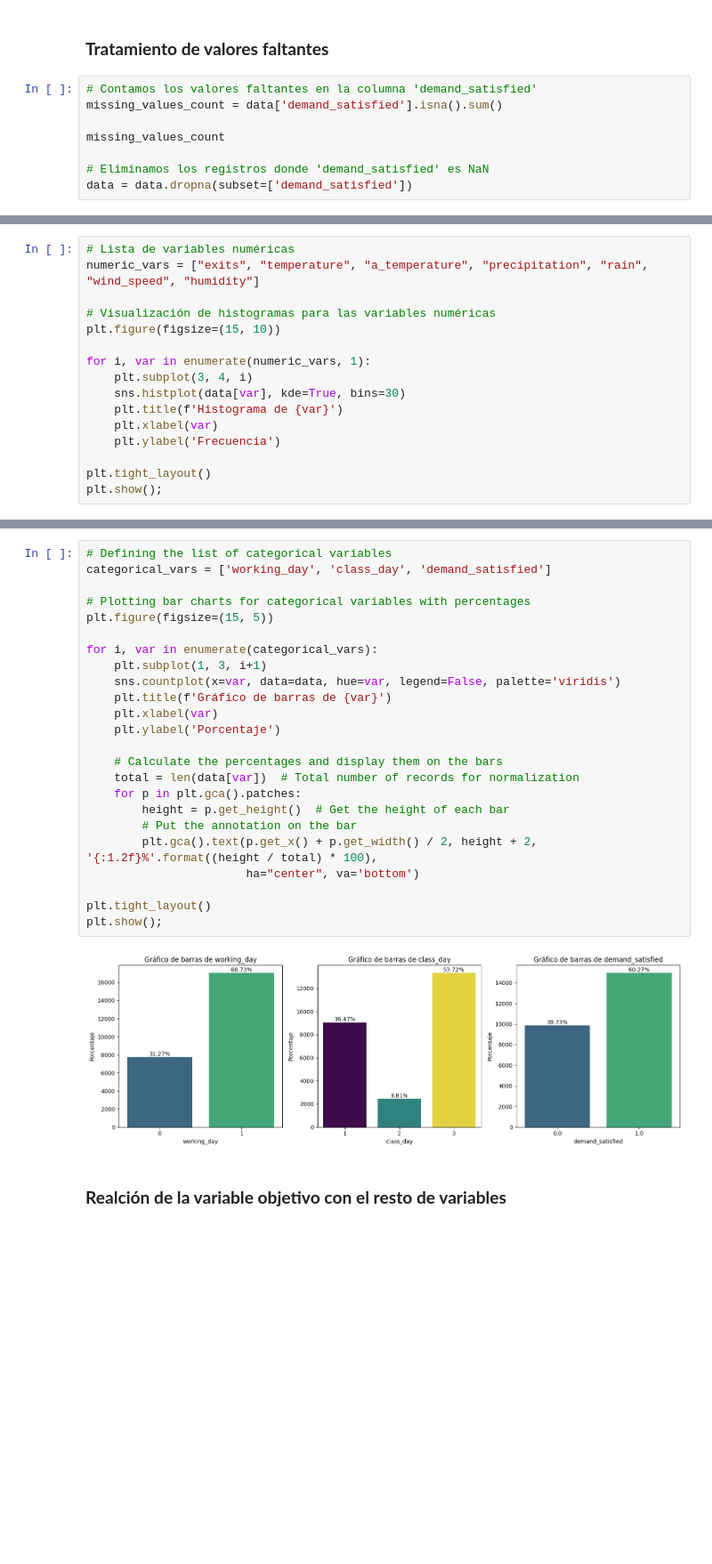
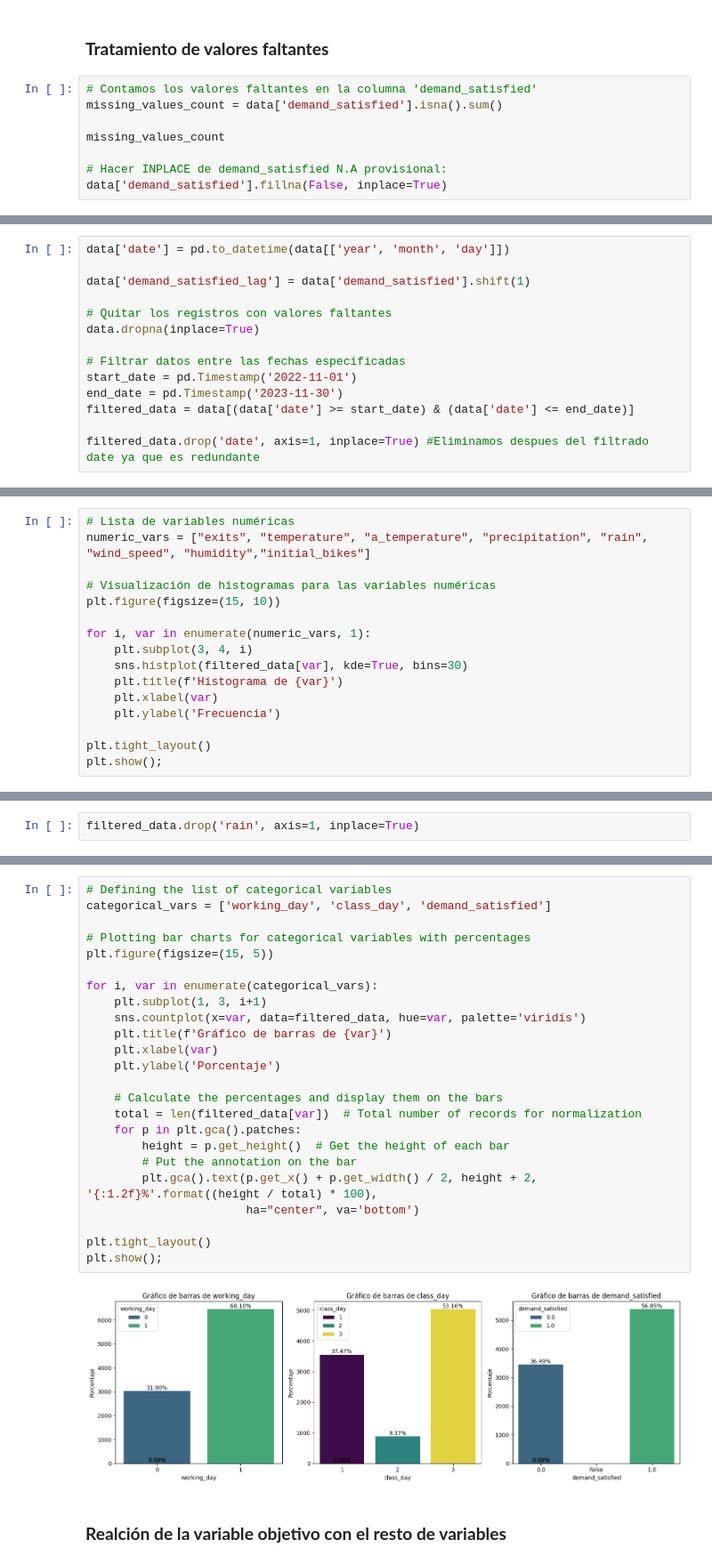
Before and after one commit to nicollorens12/BicingEstimator, a Jupyter notebook: notebook.ipynb, the cells around one changed output, grey strips where cells are left out. Shown at 89% size. Saved outputs shown, nothing was run; the diff lists cells and outputs as text; blank space fills up the shorter version.

```diff
--- a/notebook.ipynb
+++ b/notebook.ipynb
@@ -74,5 +88,5 @@ missing_values_count = data['demand_satisfied'].isna().sum()
 
 missing_values_count
 
-# Eliminamos los registros donde 'demand_satisfied' es NaN
-data = data.dropna(subset=['demand_satisfied'])
+# Hacer INPLACE de demand_satisfied N.A provisional:
+data['demand_satisfied'].fillna(False, inplace=True)
@@ -82,0 +97,14 @@ data = data.dropna(subset=['demand_satisfied'])
+# %%
+data['date'] = pd.to_datetime(data[['year', 'month', 'day']])
+
+data['demand_satisfied_lag'] = data['demand_satisfied'].shift(1)
+
+# Quitar los registros con valores faltantes
+data.dropna(inplace=True)
+
+# Filtrar datos entre las fechas especificadas
+start_date = pd.Timestamp('2022-11-01')
+end_date = pd.Timestamp('2023-11-30')
+filtered_data = data[(data['date'] >= start_date) & (data['date'] <= end_date)]
+
+filtered_data.drop('date', axis=1, inplace=True) #Eliminamos despues del filtrado date ya que es redundante
@@ -83,13 +120,13 @@ data = data.dropna(subset=['demand_satisfied'])
 # %%
 # Lista de variables numéricas
-numeric_vars = ["exits", "temperature", "a_temperature", "precipitation", "rain", "wind_speed", "humidity"]
+numeric_vars = ["exits", "temperature", "a_temperature", "precipitation", "rain", "wind_speed", "humidity","initial_bikes"]
 
 # Visualización de histogramas para las variables numéricas
 plt.figure(figsize=(15, 10))
 
 for i, var in enumerate(numeric_vars, 1):
     plt.subplot(3, 4, i)
-    sns.histplot(data[var], kde=True, bins=30)
+    sns.histplot(filtered_data[var], kde=True, bins=30)
     plt.title(f'Histograma de {var}')
     plt.xlabel(var)
     plt.ylabel('Frecuencia')
@@ -100,0 +140,2 @@ plt.show();
+# %%
+filtered_data.drop('rain', axis=1, inplace=True)
@@ -101,28 +147,28 @@ plt.show();
 # %%
 # Defining the list of categorical variables
 categorical_vars = ['working_day', 'class_day', 'demand_satisfied']
 
 # Plotting bar charts for categorical variables with percentages
 plt.figure(figsize=(15, 5))
 
 for i, var in enumerate(categorical_vars):
     plt.subplot(1, 3, i+1)
-    sns.countplot(x=var, data=data, hue=var, legend=False, palette='viridis')
+    sns.countplot(x=var, data=filtered_data, hue=var, palette='viridis')
     plt.title(f'Gráfico de barras de {var}')
     plt.xlabel(var)
     plt.ylabel('Porcentaje')
 
     # Calculate the percentages and display them on the bars
-    total = len(data[var])  # Total number of records for normalization
+    total = len(filtered_data[var])  # Total number of records for normalization
     for p in plt.gca().patches:
         height = p.get_height()  # Get the height of each bar
         # Put the annotation on the bar
         plt.gca().text(p.get_x() + p.get_width() / 2, height + 2, '{:1.2f}%'.format((height / total) * 100),
                        ha="center", va='bottom')
 
 plt.tight_layout()
 plt.show();
 # %% [output]
-[figure, old version]
+[figure, new version]
 # %% [markdown]
 ### **Realción de la variable objetivo con el resto de variables**
```
Also changed, not shown: parts of 51 cells of this notebook.
